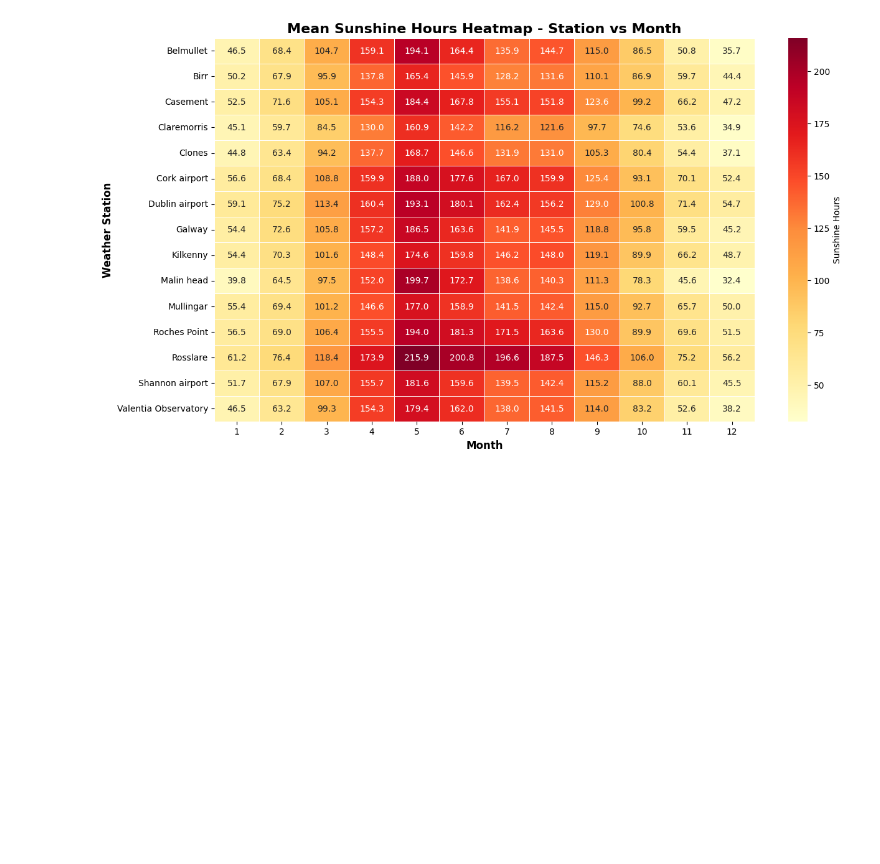
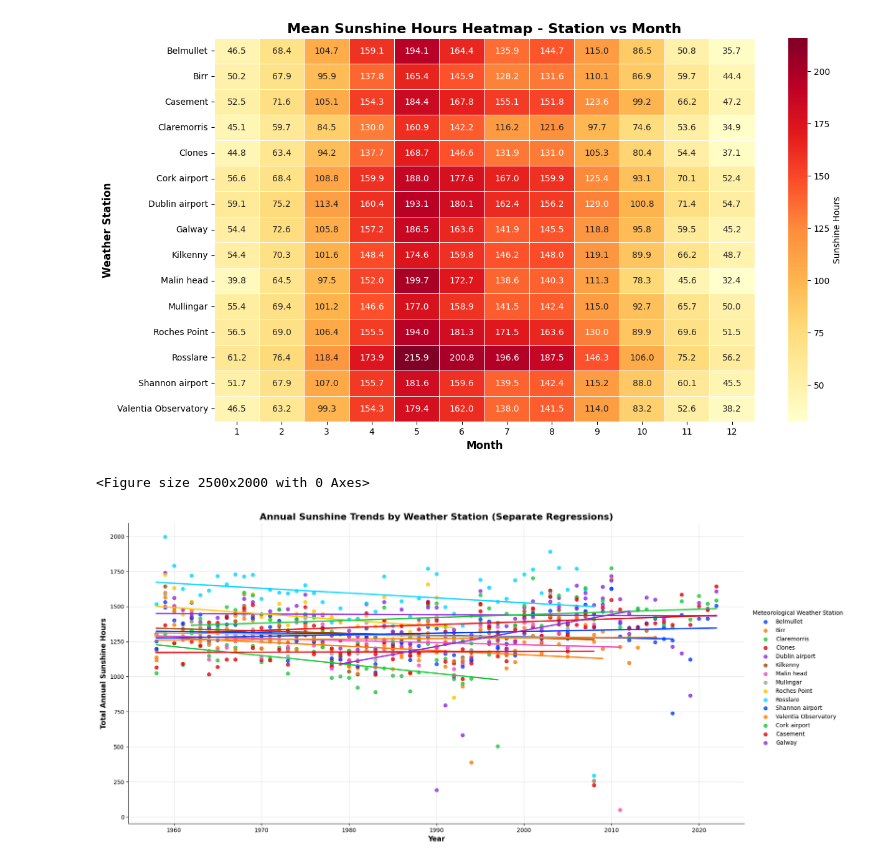
Before and after one commit to Hugo-van-Zyl/programming-for-data-analytics, a Jupyter notebook: Big Project/bigproject.ipynb, the cells around one changed output. Drawn from its saved outputs; the diff is of its cells as text; code cells hidden in the pictures; blank space fills up the shorter version.

Commit message:
Regression plot added for each weather station

```diff
--- a/Big Project/bigproject.ipynb
+++ b/Big Project/bigproject.ipynb
@@ -331,3 +331,25 @@ plt.show()
 [figure]
 # %%
 # Now I will try and add regresssion plot to see trends developing in this data.
+# get data on mean sunshine per year per station (from plot above on yearly data)
+
+plt.figure(figsize=(25, 20)) # size plot
+sns.lmplot( # use seaborn to plot a regression line for the data
+    data=df_annual_totals, # use previously defined annual sunshine hours per weather station above
+    x='Year', # set x axis
+    y='Annual_Total_Hours',  # set y axis
+    hue='Meteorological Weather Station',  # Different color per station
+    height=8, # control aspect ratio of plot
+    aspect=2, # control aspect ratio of plot
+    ci=0,  # Remove confidence interval for clarity on plot
+    palette='bright' # choose a color palette
+)
+
+plt.xlabel('Year', fontsize=12, fontweight='bold') # set label
+plt.ylabel('Total Annual Sunshine Hours', fontsize=12, fontweight='bold')  # # set label
+plt.title('Annual Sunshine Trends by Weather Station (Separate Regressions)', fontsize=16, fontweight='bold') # set title
+plt.grid(True, alpha=0.3) # shpw grid
+plt.show() # show plot
+# %% [output]
+<Figure size 2500x2000 with 0 Axes>
+[figure, added]
```
